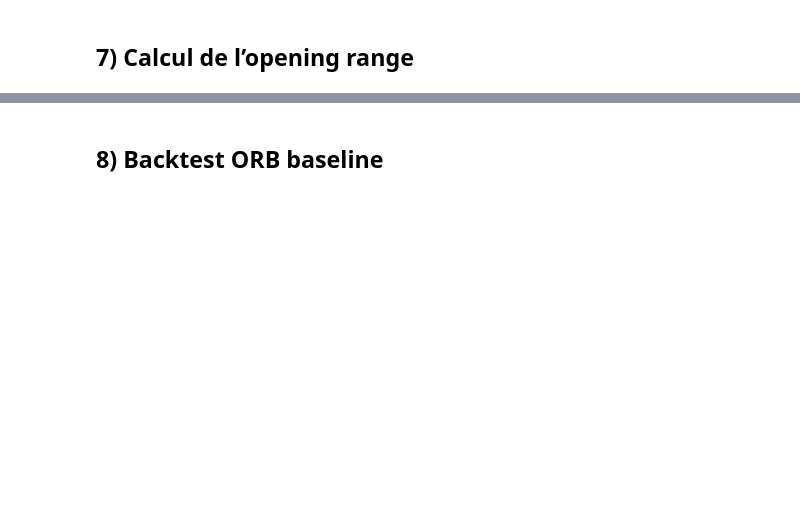
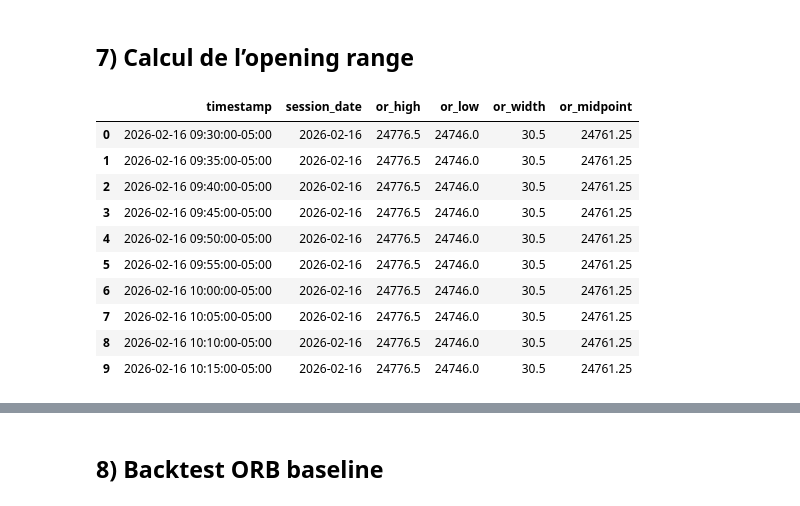
Before and after one commit to emile692/algo-trading-intraday-research, a Jupyter notebook: notebooks/research_main.ipynb, the cells around one changed output, grey strips where cells are left out. Saved outputs shown, nothing was run; the diff lists cells and outputs as text; code cells hidden in the pictures; blank space fills up the shorter version.

```diff
--- a/notebooks/research_main.ipynb
+++ b/notebooks/research_main.ipynb
@@ -66,5 +120,18 @@ df_feat.head()
 # %% [markdown]
 ## 7) Calcul de l’opening range
 # %%
-df_or = compute_opening_range(df_feat, or_minutes=3)
+or_minutes=5
+df_or = compute_opening_range(df_feat, or_minutes=or_minutes)
 df_or[['timestamp', 'session_date', 'or_high', 'or_low', 'or_width', 'or_midpoint']].head(10)
+# %% [output]
+|  | timestamp | session_date | or_high | or_low | or_width | or_midpoint |
+| 0 | 2026-02-16 09:30:00-05:00 | 2026-02-16 | 24776.5 | 24746.0 | 30.5 | 24761.25 |
+| 1 | 2026-02-16 09:35:00-05:00 | 2026-02-16 | 24776.5 | 24746.0 | 30.5 | 24761.25 |
+| 2 | 2026-02-16 09:40:00-05:00 | 2026-02-16 | 24776.5 | 24746.0 | 30.5 | 24761.25 |
+| 3 | 2026-02-16 09:45:00-05:00 | 2026-02-16 | 24776.5 | 24746.0 | 30.5 | 24761.25 |
+| 4 | 2026-02-16 09:50:00-05:00 | 2026-02-16 | 24776.5 | 24746.0 | 30.5 | 24761.25 |
+| 5 | 2026-02-16 09:55:00-05:00 | 2026-02-16 | 24776.5 | 24746.0 | 30.5 | 24761.25 |
+| 6 | 2026-02-16 10:00:00-05:00 | 2026-02-16 | 24776.5 | 24746.0 | 30.5 | 24761.25 |
+| 7 | 2026-02-16 10:05:00-05:00 | 2026-02-16 | 24776.5 | 24746.0 | 30.5 | 24761.25 |
+| 8 | 2026-02-16 10:10:00-05:00 | 2026-02-16 | 24776.5 | 24746.0 | 30.5 | 24761.25 |
+| 9 | 2026-02-16 10:15:00-05:00 | 2026-02-16 | 24776.5 | 24746.0 | 30.5 | 24761.25 |
```
Also changed, not shown: parts of 18 cells of this notebook, 17 other files.
